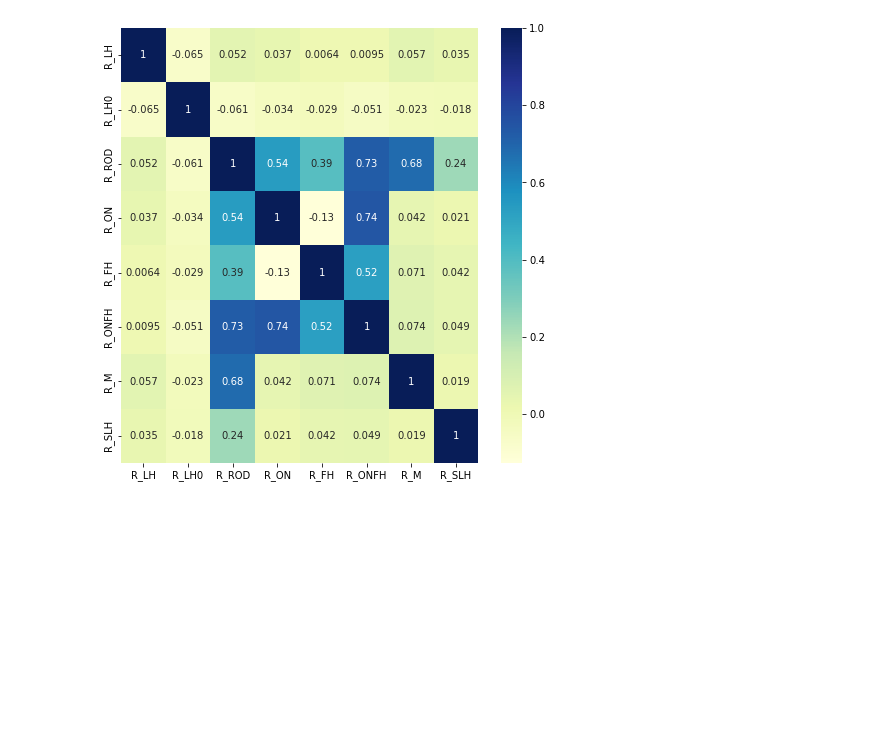
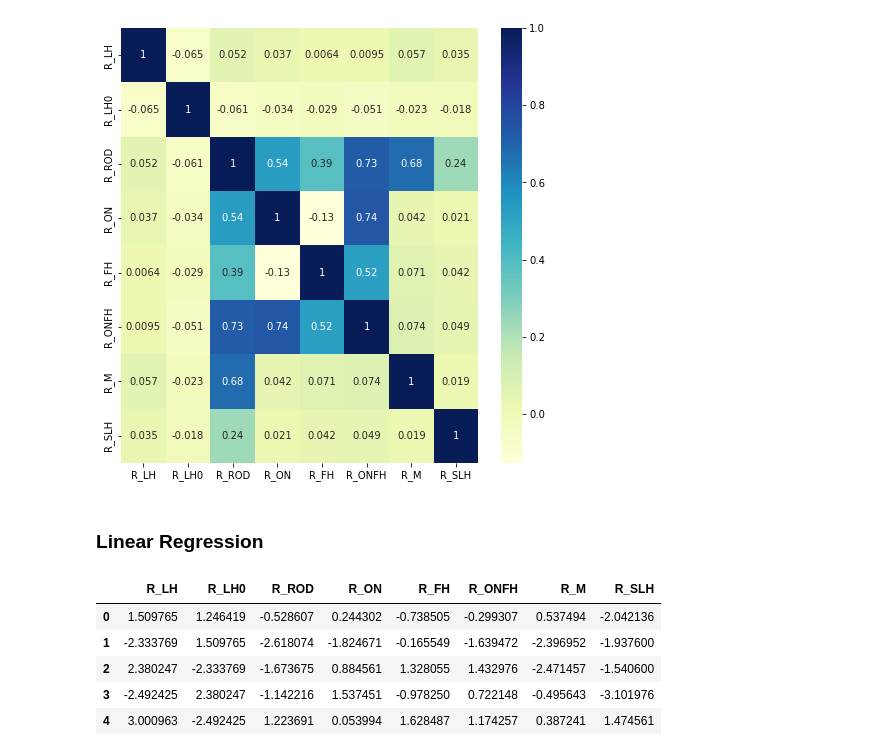
Before and after one commit to LuZhang907/WrappingUp_Exploring_Intraday_Momentum, a Jupyter notebook: Intraday Momentum/AAPL_Returns_Calculation.ipynb, the cells around one changed output. Drawn from its saved outputs; the diff is of its cells as text; code cells hidden in the pictures; blank space fills up the shorter version.

```diff
--- a/Intraday Momentum/AAPL_Returns_Calculation.ipynb
+++ b/Intraday Momentum/AAPL_Returns_Calculation.ipynb
@@ -510,3 +510,5 @@ plt.show()
 [figure]
 # %%
 nscoreReturns.to_csv("/Users/luzhang/Documents/GitHub/WrappingUp_Exploring_Intraday_Momentum/Data/AAPL_nscoreReturns.csv", index=True)
+# %% [markdown]
+### Linear Regression
@@ -512,0 +521,9 @@ nscoreReturns.to_csv("/Users/luzhang/Documents/GitHub/WrappingUp_Exploring_Intra
+# %%
+returns.head()
+# %% [output]
+|  | R_LH | R_LH0 | R_ROD | R_ON | R_FH | R_ONFH | R_M | R_SLH |
+| 0 | 1.509765 | 1.246419 | -0.528607 | 0.244302 | -0.738505 | -0.299307 | 0.537494 | -2.042136 |
+| 1 | -2.333769 | 1.509765 | -2.618074 | -1.824671 | -0.165549 | -1.639472 | -2.396952 | -1.937600 |
+| 2 | 2.380247 | -2.333769 | -1.673675 | 0.884561 | 1.328055 | 1.432976 | -2.471457 | -1.540600 |
+| 3 | -2.492425 | 2.380247 | -1.142216 | 1.537451 | -0.978250 | 0.722148 | -0.495643 | -3.101976 |
+| 4 | 3.000963 | -2.492425 | 1.223691 | 0.053994 | 1.628487 | 1.174257 | 0.387241 | 1.474561 |
```
Also changed, not shown: parts of 7 cells of this notebook.
